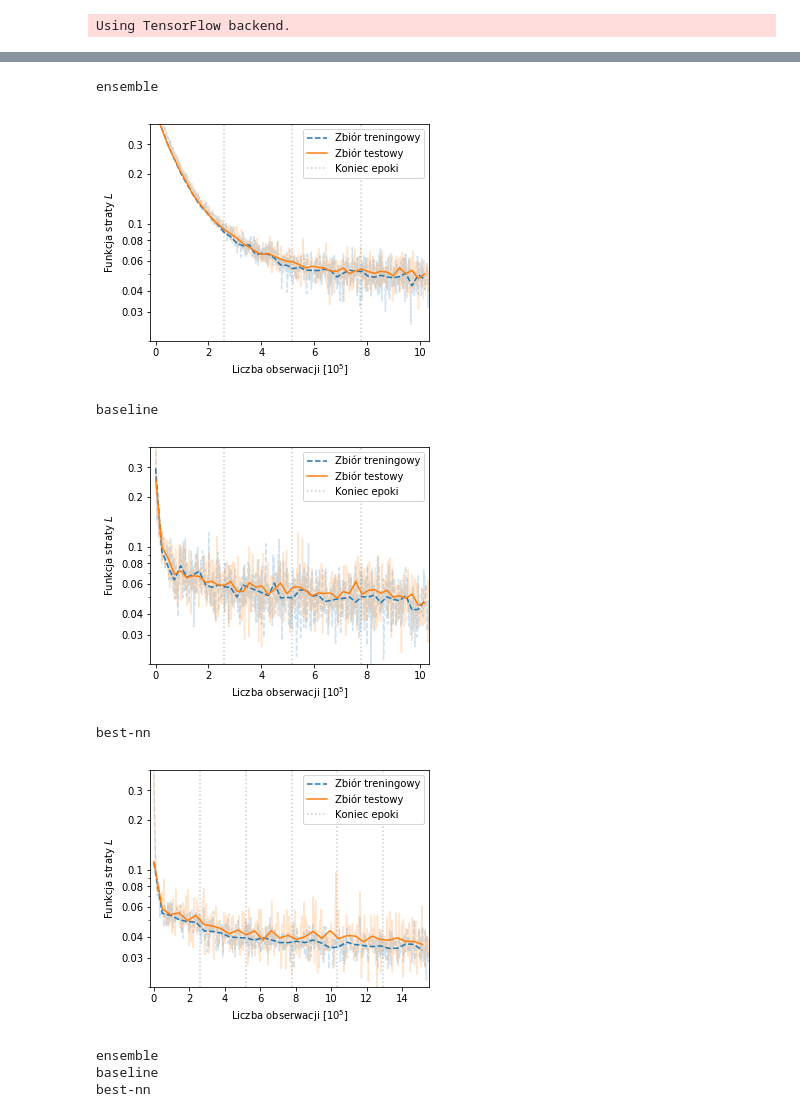
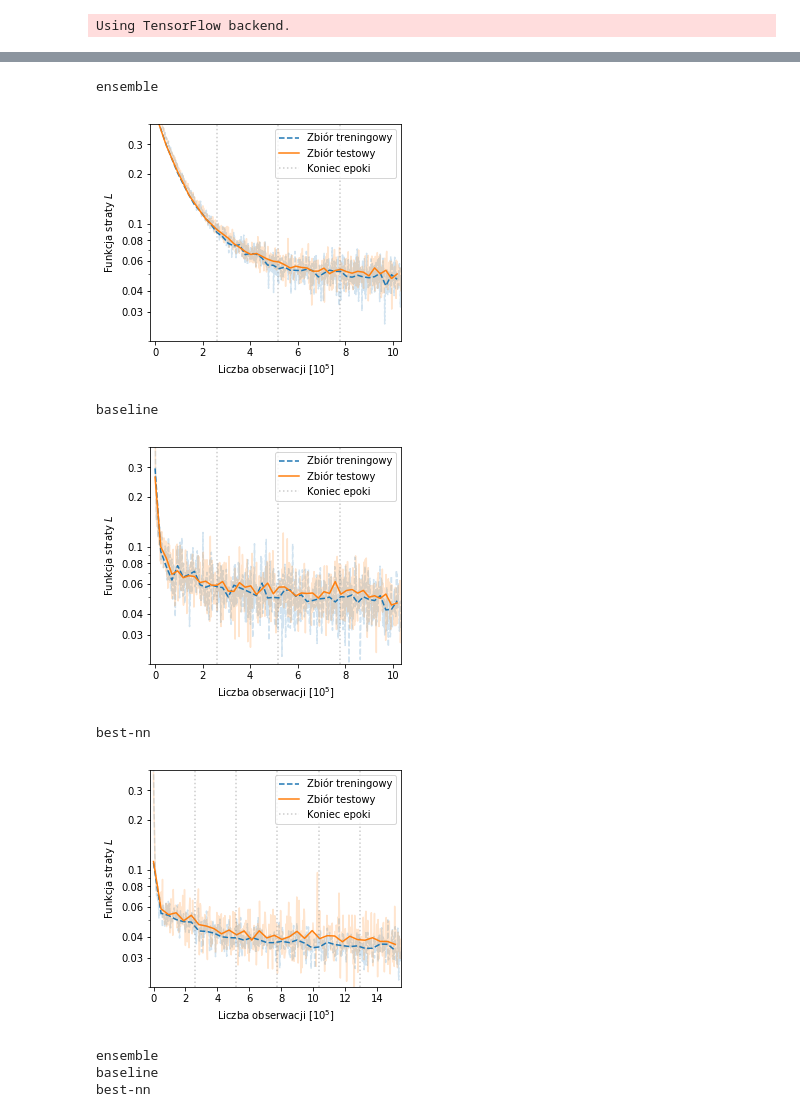
Before and after one commit to byrolew/licencjat, a Jupyter notebook: Loss_plots.ipynb, the cells around one changed output, grey strips where cells are left out. Drawn from its saved outputs; the diff is of its cells as text; code cells hidden in the pictures.

```diff
--- a/Loss_plots.ipynb
+++ b/Loss_plots.ipynb
@@ -32,8 +32,16 @@ for k, v in y_preds.items():
     plt.figure(figsize=(5, 4))
     ax = plt.subplot()
     ax.set_yscale("log")
-    sns.kdeplot(v[np.squeeze(y_true) == 1], label="Sygnał", shade=True, gridsize=100)
-    sns.kdeplot(v[np.squeeze(y_true) == 0], linestyle="dashed", label="Tło", shade=True, gridsize=100)
+    bins = np.histogram(v, bins=30)[1]
+    plt.hist(v[np.squeeze(y_true) == 1], density=True, bins=bins, alpha=0.2, color="C0")
+    plt.hist(v[np.squeeze(y_true) == 1], density=True, bins=bins, alpha=0.9, histtype="step",
+             linewidth=2, color="C0", label="Sygnał")
+#     plt.hist(X[y == 0, i], density=True, bins=bins, alpha=0.4, color="", hatch="//", edgecolor="C1",
+#              label="Tło",)
+    plt.hist(v[np.squeeze(y_true) == 0], density=True, bins=bins, alpha=0.9, histtype="step", hatch="///", edgecolor="C1",
+             linewidth=2, color="C1", label="Tło")
+#     sns.kdeplot(v[np.squeeze(y_true) == 1], label="Sygnał", shade=True, gridsize=100)
+#     sns.kdeplot(v[np.squeeze(y_true) == 0], linestyle="dashed", label="Tło", shade=True, gridsize=100)
     plt.xlabel("Odpowiedź modelu")
     plt.ylabel("Gęstość")
     plt.xlim((0, 1))
@@ -76,40 +84,40 @@ for k, v in loss_dict.items():
 
     val_loss = np.squeeze(np.load("models/val_losses_" + v))
     val_loss2 = np.mean(val_loss.reshape(-1, mean_n2), axis=1)
     val_loss = np.mean(val_loss.reshape(-1, mean_n), axis=1)
     print(k)
-    plt.figure(figsize=(5, 4))
+    plt.figure(figsize=(4.5, 4))
     plt.semilogy(np.arange(len(train_loss))*mean_n*batch_dict[k]/mult, train_loss,
                  alpha=0.2, linestyle="--")
     plt.semilogy(np.arange(len(val_loss))*mean_n*batch_dict[k]/mult, val_loss, alpha=0.2)
 
     plt.semilogy(np.arange(len(train_loss2))*(mean_n2+1)*batch_dict[k]/mult, train_loss2,
                  color="C0",linestyle="--", label="Zbiór treningowy")
     plt.semilogy(np.arange(len(val_loss2))*(mean_n2+1)*batch_dict[k]/mult, val_loss2,
                  color="C1", label="Zbiór testowy")
 
     for i in range(1, int(length/259042)):
         label = ""
         if i == 1:
             label = "Koniec epoki"
         plt.axvline((i*259042/mult), alpha=0.4, color="grey", label=label, linestyle=":")
 
     plt.ylim((2e-2, 4e-1))
     plt.xlim((-0.2, len(train_loss2)*mean_n2*batch_dict[k]/mult))
     plt.xlabel("Liczba obserwacji " + r"$[10^5]$")
     plt.ylabel("Funkcja straty " + r"$L$")
     plt.yticks([3e-2, 4e-2, 6e-2, 8e-2, 1e-1, 2e-1, 3e-1],
                [3e-2, 4e-2, 6e-2, 8e-2, 1e-1, 2e-1, 3e-1])
-    plt.legend()
+    plt.legend(loc=1)
     plt.savefig("praca/loss_" + k + ".png", dpi=500)
     plt.show()
 # %% [output]
 ensemble
-[figure, old version]
+[figure, new version]
 baseline
-[figure, old version]
+[figure, new version]
 best-nn
-[figure, old version]
+[figure, new version]
 # %%
 plt.figure(figsize=(8, 5))
 linestyles = ["-", "--", "-."]
```
Also changed, not shown: parts of 2 cells of this notebook, 24 other files.
